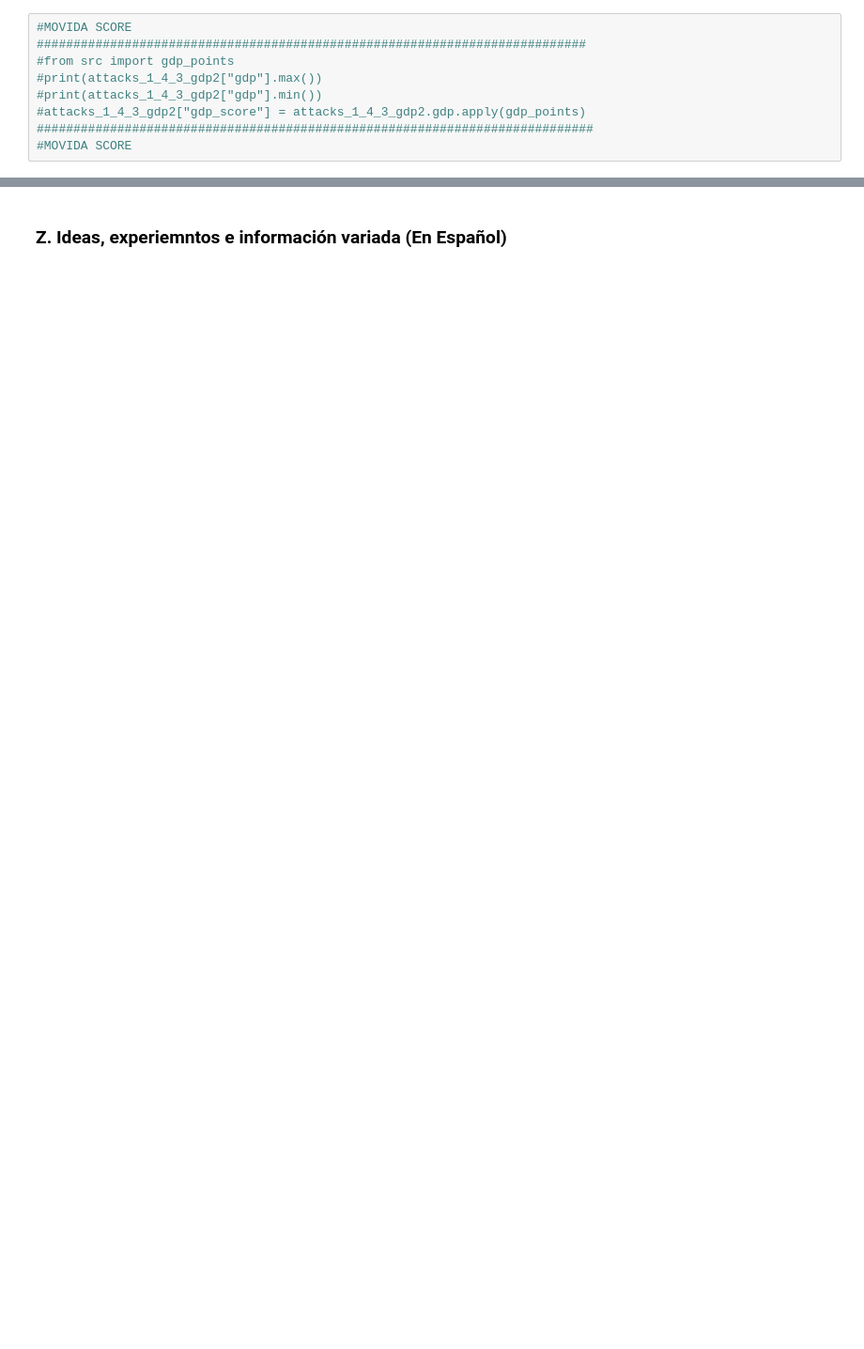
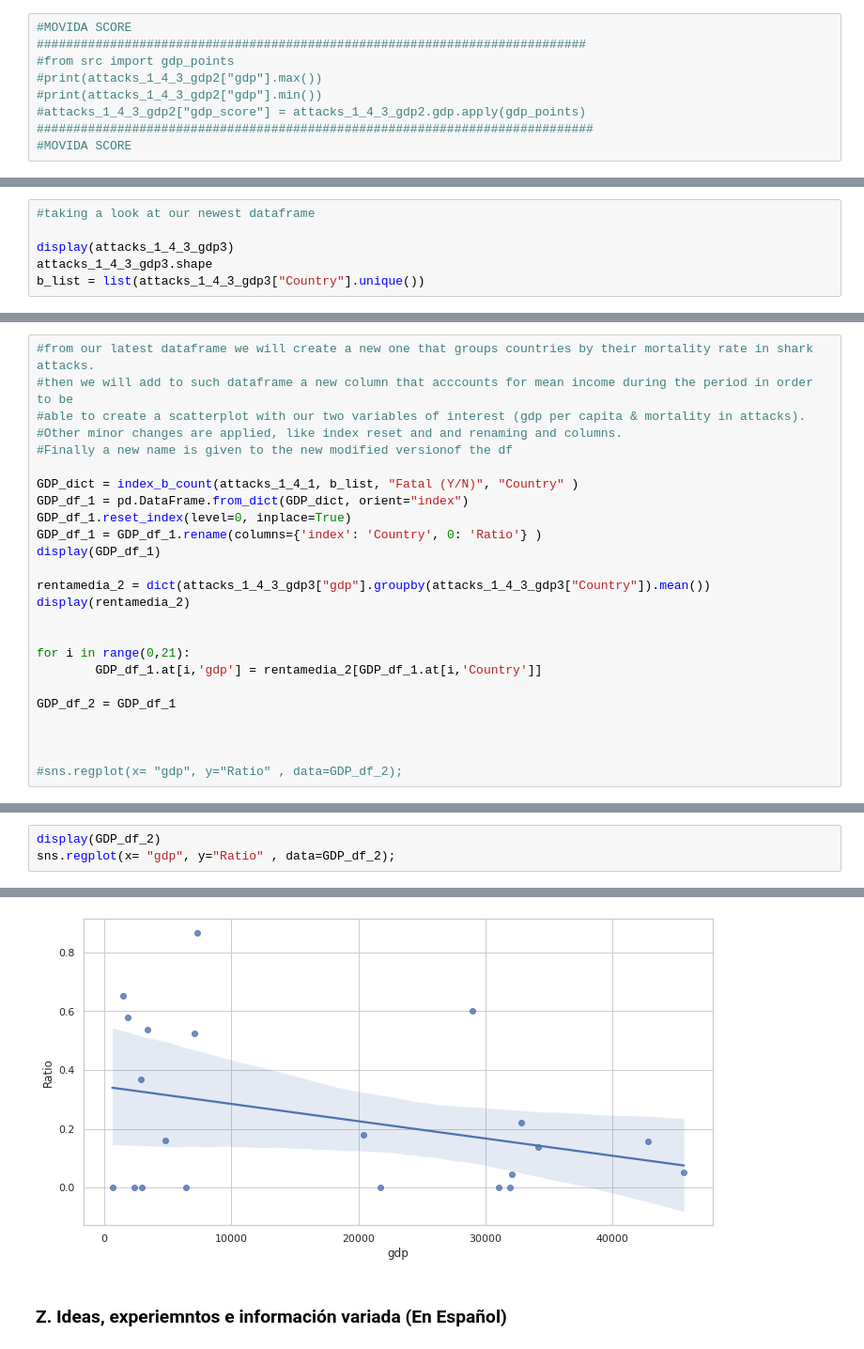
Before and after one commit to DiSanchz/data-cleaning-pandas, a Jupyter notebook: clean.ipynb, the cells around one changed output, grey strips where cells are left out. Shown: that part at 94% size. Saved outputs shown, nothing was run; the diff lists cells and outputs as text; blank space fills up the shorter version.

```diff
--- a/clean.ipynb
+++ b/clean.ipynb
@@ -876,0 +915,6 @@ rentamedia['VIETNAM']
+# %%
+#taking a look at our newest dataframe
+
+display(attacks_1_4_3_gdp3)
+attacks_1_4_3_gdp3.shape
+b_list = list(attacks_1_4_3_gdp3["Country"].unique())
@@ -876,0 +935,25 @@ rentamedia['VIETNAM']
+# %%
+#from our latest dataframe we will create a new one that groups countries by their mortality rate in shark attacks.
+#then we will add to such dataframe a new column that acccounts for mean income during the period in order to be
+#able to create a scatterplot with our two variables of interest (gdp per capita & mortality in attacks).
+#Other minor changes are applied, like index reset and and renaming and columns.
+#Finally a new name is given to the new modified versionof the df
+
+GDP_dict = index_b_count(attacks_1_4_1, b_list, "Fatal (Y/N)", "Country" )
+GDP_df_1 = pd.DataFrame.from_dict(GDP_dict, orient="index")
+GDP_df_1.reset_index(level=0, inplace=True)
+GDP_df_1 = GDP_df_1.rename(columns={'index': 'Country', 0: 'Ratio'} )
+display(GDP_df_1)
+
+rentamedia_2 = dict(attacks_1_4_3_gdp3["gdp"].groupby(attacks_1_4_3_gdp3["Country"]).mean())
+display(rentamedia_2)
+
+
+for i in range(0,21):
+        GDP_df_1.at[i,'gdp'] = rentamedia_2[GDP_df_1.at[i,'Country']]
+
+GDP_df_2 = GDP_df_1
+
+
+
+#sns.regplot(x= "gdp", y="Ratio" , data=GDP_df_2);
@@ -876,0 +995,4 @@ rentamedia['VIETNAM']
+# %%
+display(GDP_df_2)
+sns.regplot(x= "gdp", y="Ratio" , data=GDP_df_2);
+# %% [output]
@@ -877,3 +1016,4 @@ rentamedia['VIETNAM']
+[figure, added]
 # %% [markdown]
 ### Z. Ideas, experiemntos e información variada (En Español)
 # %%
```
Also changed, not shown: parts of 12 cells of this notebook.
